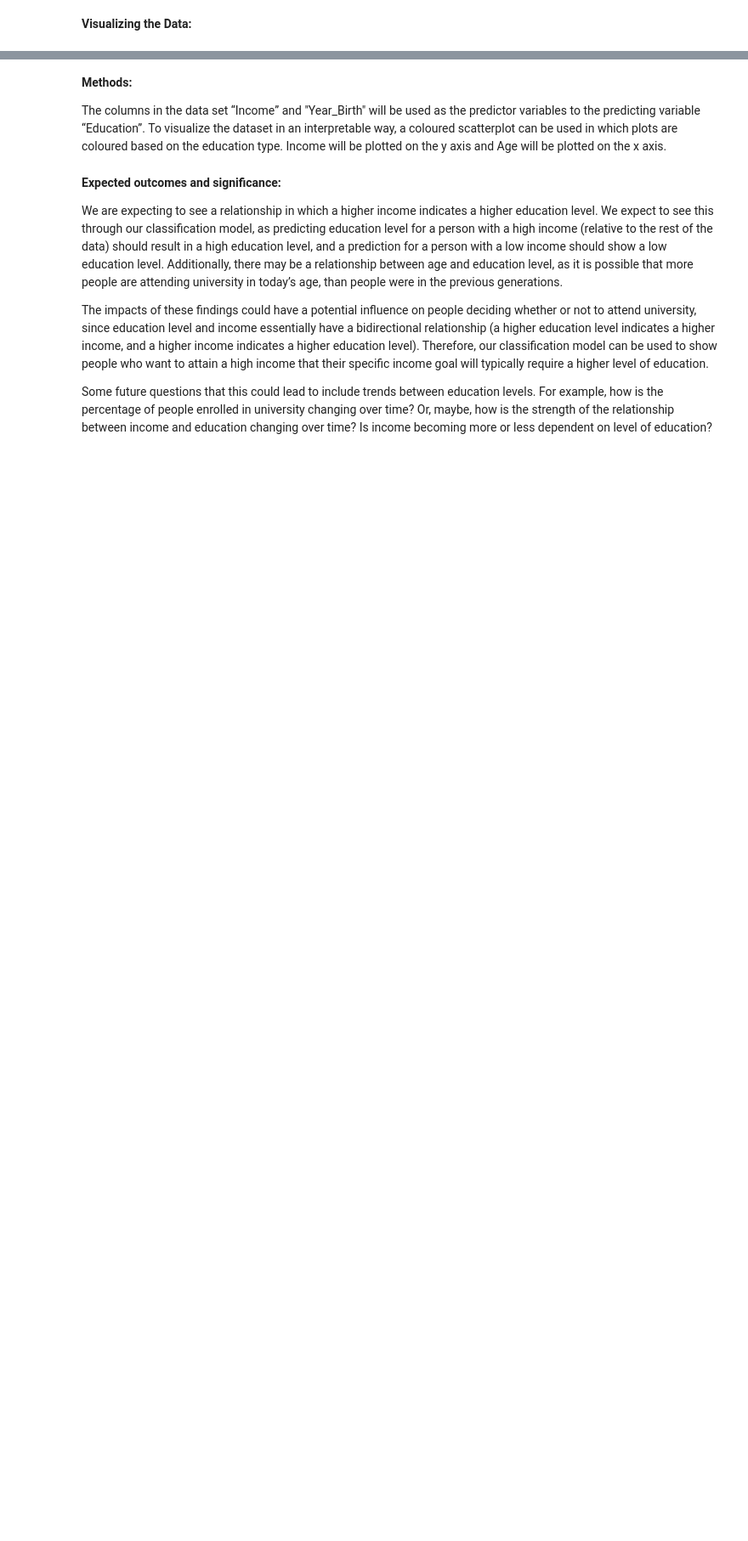
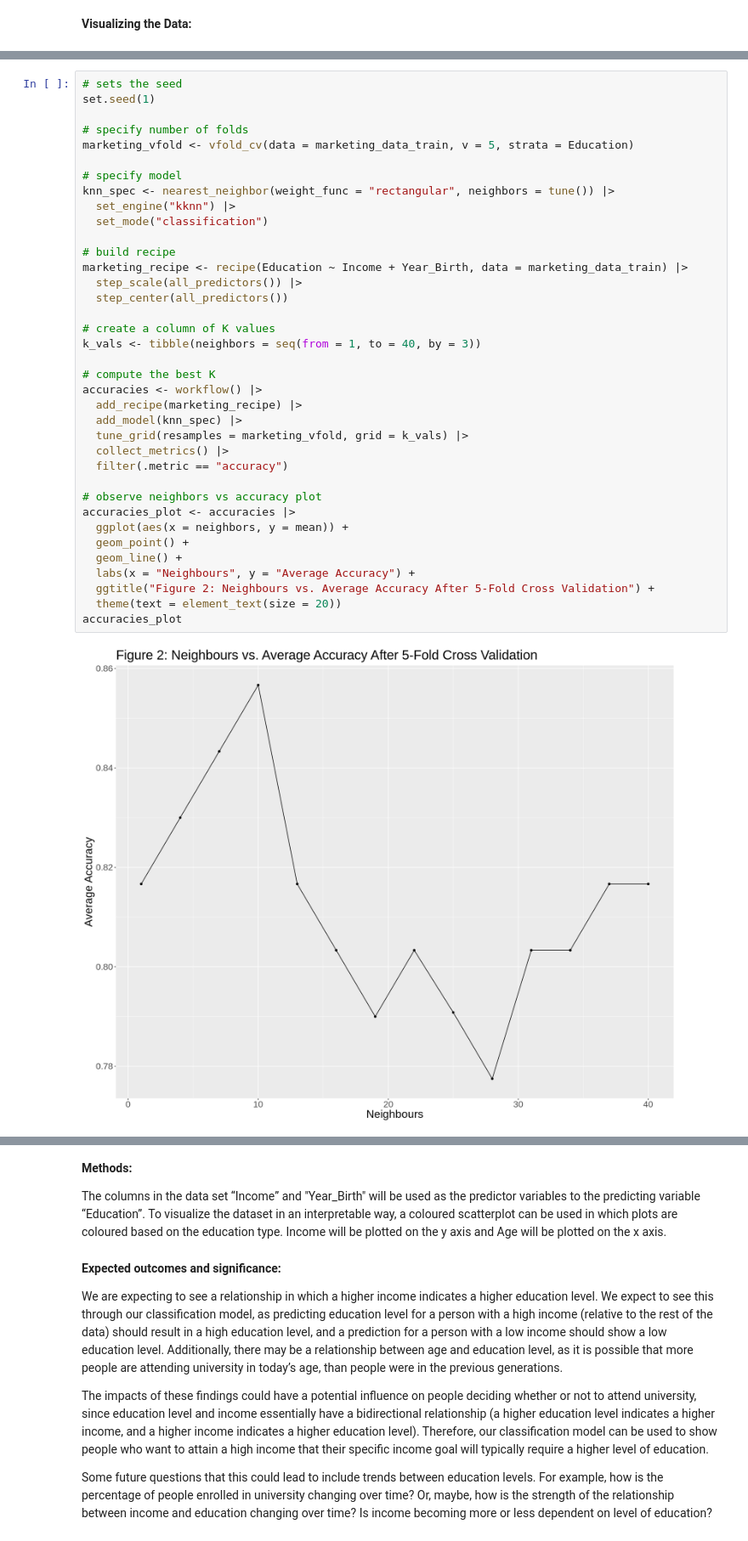
Before and after one commit to jansm04/toy_ds_project, a Jupyter notebook: MarketingCampaign.ipynb, the cells around one changed output, grey strips where cells are left out. Shown at 85% size. Drawn from its saved outputs; the diff is of its cells as text; blank space fills up the shorter version.

```diff
--- a/MarketingCampaign.ipynb
+++ b/MarketingCampaign.ipynb
@@ -120,0 +138,39 @@ Warning message:
+# %%
+# sets the seed
+set.seed(1)
+
+# specify number of folds
+marketing_vfold <- vfold_cv(data = marketing_data_train, v = 5, strata = Education)
+
+# specify model
+knn_spec <- nearest_neighbor(weight_func = "rectangular", neighbors = tune()) |>
+  set_engine("kknn") |>
+  set_mode("classification")
+
+# build recipe
+marketing_recipe <- recipe(Education ~ Income + Year_Birth, data = marketing_data_train) |>
+  step_scale(all_predictors()) |>
+  step_center(all_predictors())
+
+# create a column of K values
+k_vals <- tibble(neighbors = seq(from = 1, to = 40, by = 3))
+
+# compute the best K
+accuracies <- workflow() |>
+  add_recipe(marketing_recipe) |>
+  add_model(knn_spec) |>
+  tune_grid(resamples = marketing_vfold, grid = k_vals) |>
+  collect_metrics() |>
+  filter(.metric == "accuracy")
+
+# observe neighbors vs accuracy plot
+accuracies_plot <- accuracies |>
+  ggplot(aes(x = neighbors, y = mean)) +
+  geom_point() +
+  geom_line() +
+  labs(x = "Neighbours", y = "Average Accuracy") +
+  ggtitle("Figure 2: Neighbours vs. Average Accuracy After 5-Fold Cross Validation") +
+  theme(text = element_text(size = 20))
+accuracies_plot
+# %% [output]
+[figure, added]
```
Also changed, not shown: parts of 12 cells of this notebook.
